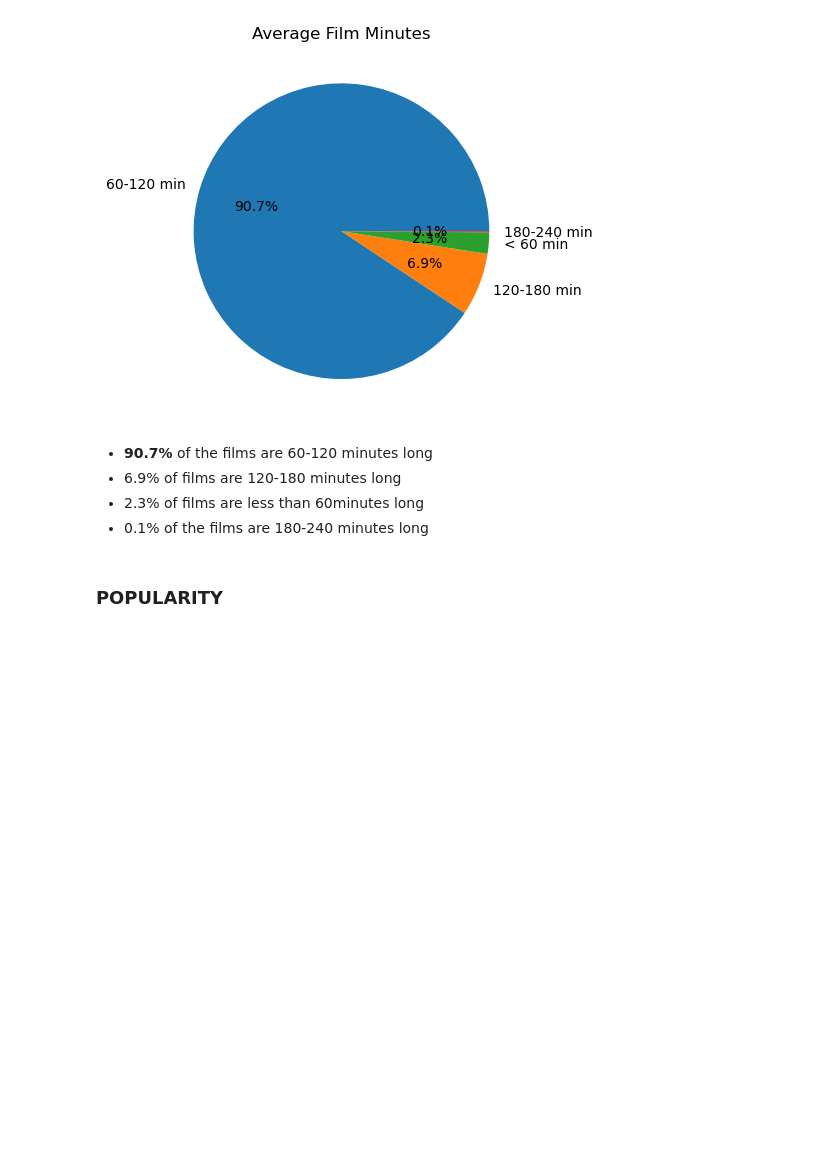
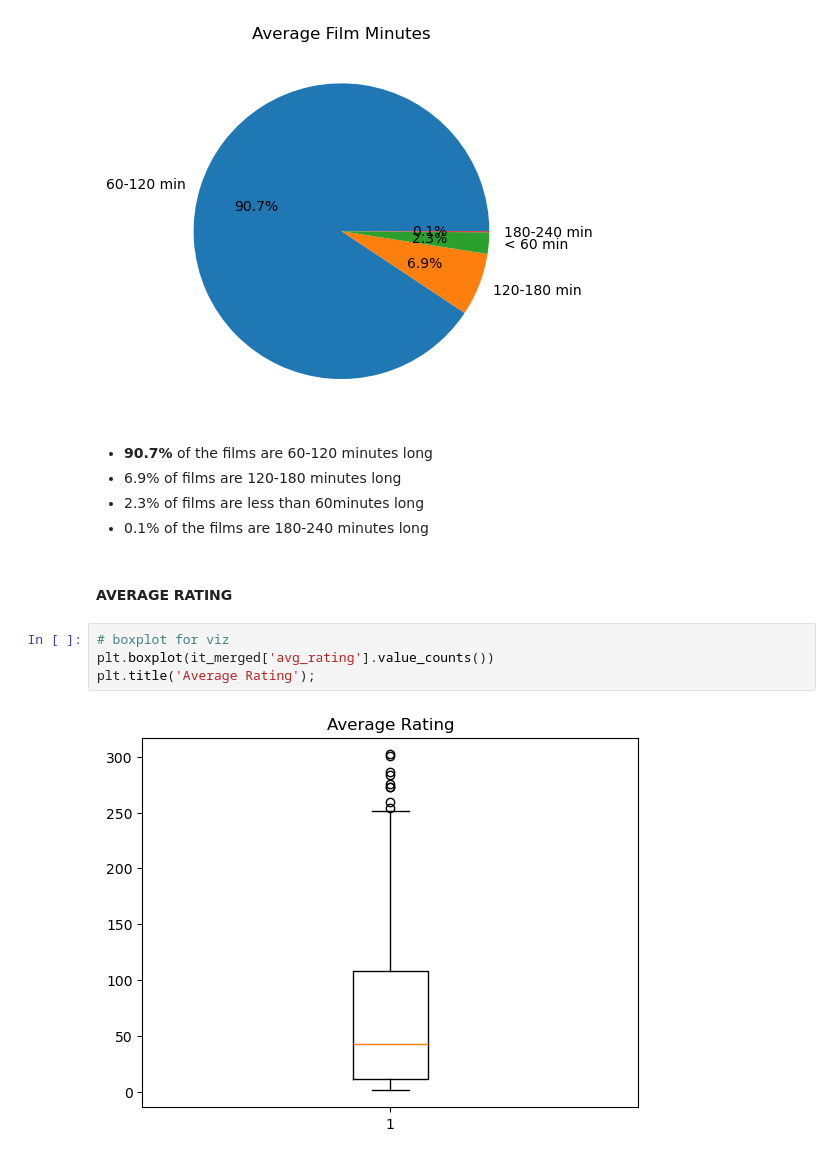
Before and after one commit to am-eric/Film-Analysis, a Jupyter notebook: analysis.ipynb, the cells around one changed output. Saved outputs shown, nothing was run; the diff lists cells and outputs as text; blank space fills up the shorter version.

Commit message:
added visualizations

```diff
--- a/analysis.ipynb
+++ b/analysis.ipynb
@@ -725,5 +730,11 @@ plt.title('Average Film Minutes');
 - 6.9% of films are 120-180 minutes long
 - 2.3% of films are less than 60minutes long
 - 0.1% of the films are 180-240 minutes long
-# %% [markdown]
-### POPULARITY
+# %% [markdown]
+#### AVERAGE RATING
+# %%
+# boxplot for viz
+plt.boxplot(it_merged['avg_rating'].value_counts())
+plt.title('Average Rating');
+# %% [output]
+[figure, added]
```
Also changed, not shown: parts of 37 cells of this notebook.
